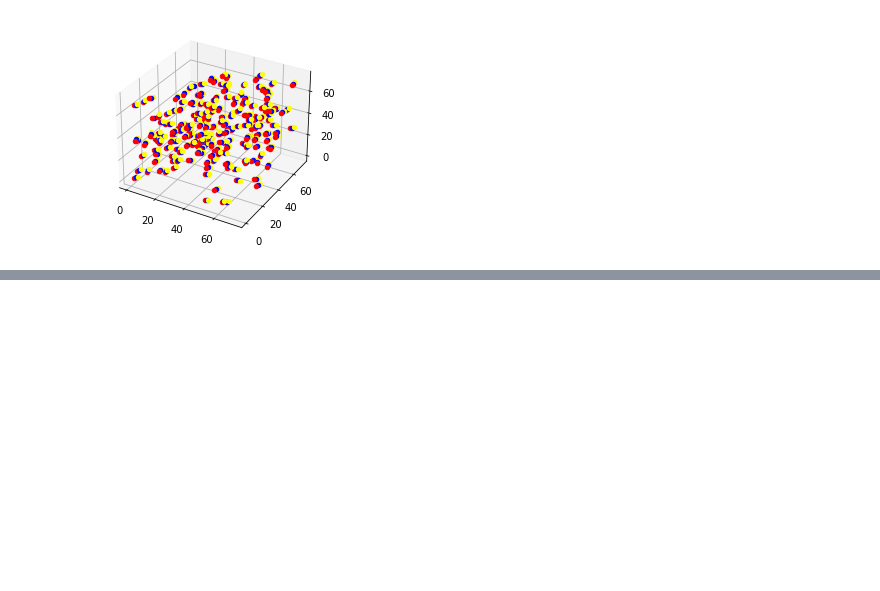
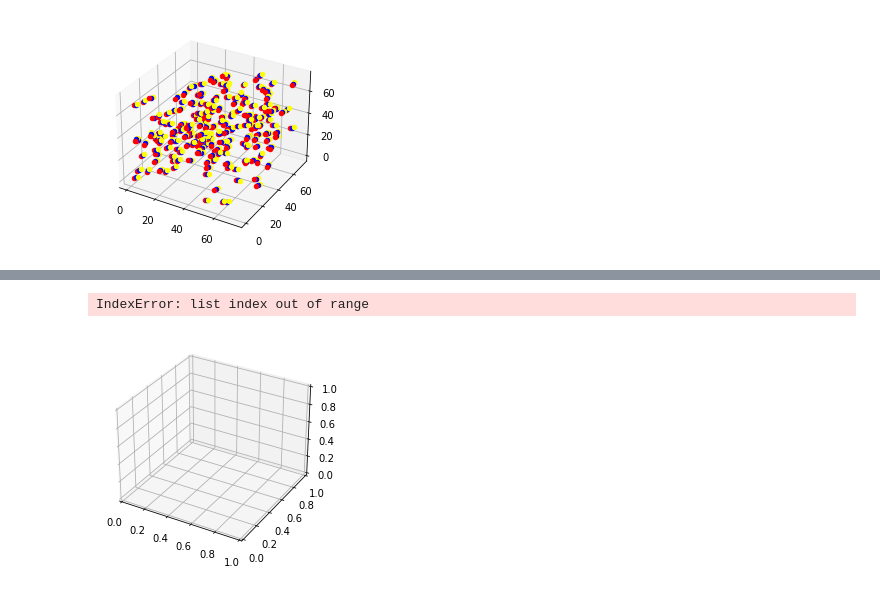
Before and after one commit to varunk122/CBMC_CHAIN_SIMULATION, a Jupyter notebook: test.ipynb, the cells around one changed output, grey strips where cells are left out. Saved outputs shown, nothing was run; the diff lists cells and outputs as text; code cells hidden in the pictures; blank space fills up the shorter version.

```diff
--- a/test.ipynb
+++ b/test.ipynb
@@ -725,0 +760,10 @@ visualize.visualize_butane(positions)
+# %%
+from config import *
+import init
+import visualize
+Npart = 4
+positions = init.init_system(box_length,Npart)
+# visualize.visualize_butane(positions)
+# %% [output]
+IndexError: list index out of range
+[figure, added]
```
Also changed, not shown: parts of 12 cells of this notebook, 8 other files.
